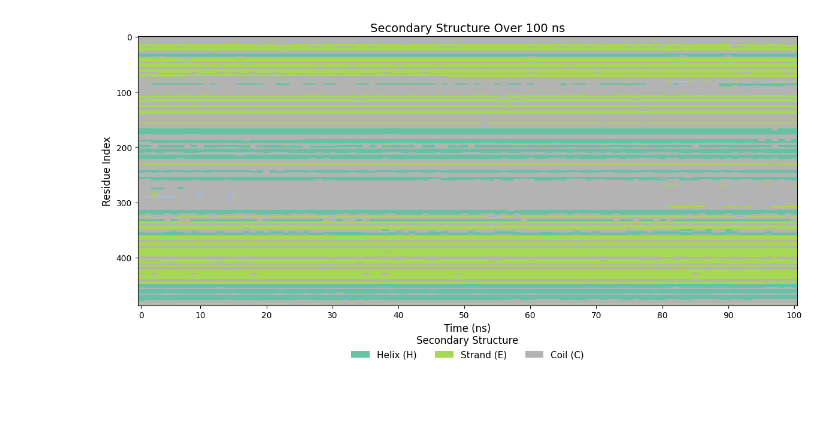
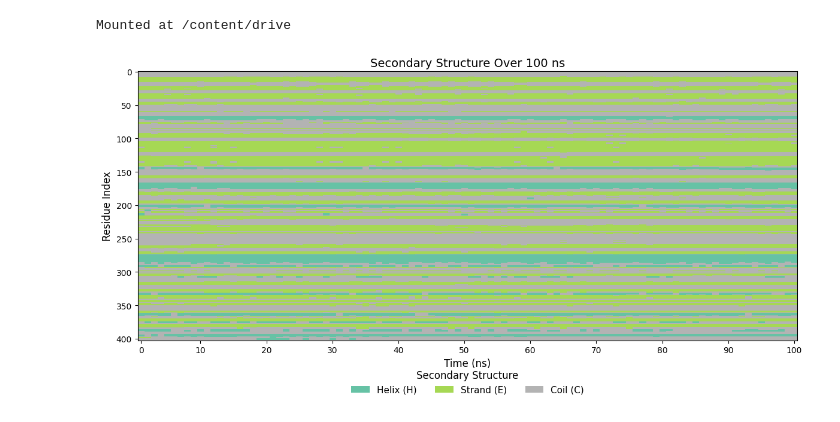
Before and after one commit to Ash100/MDS, a Jupyter notebook: SSA.ipynb, the cells around one changed output. Cells and saved outputs as stored; diff of their text form; code cells hidden in the pictures.

```diff
--- a/SSA.ipynb
+++ b/SSA.ipynb
@@ -4,6 +4,11 @@
 # Install MDTraj and DSSP tool (mkdssp)
 !pip install mdtraj
 !apt install -y dssp  # installs mkdssp tool
+# %%
+from google.colab import drive
+drive.mount('/content/drive')
+# %% [output]
+Mounted at /content/drive
 # %%
 import mdtraj as md
 import matplotlib.pyplot as plt
@@ -42,7 +47,7 @@ import numpy as np
 import matplotlib.patches as mpatches
 
 # Load trajectory (every 10th frame: 100 frames = 100 ns)
-traj = md.load("/content/105_lig_prod1-20_wd_water.dcd", top="/content/105_lig_equil_1.pdb", stride=10)
+traj = md.load("/content/drive/MyDrive/Dr_Zeeshan/3up/prot_lig_prod1-20_whole.dcd", top="/content/drive/MyDrive/Dr_Zeeshan/3up/prot_lig_equil.pdb", stride=10)
 
 # Keep protein only
 protein_traj = traj.atom_slice(traj.topology.select("protein"))
@@ -60,31 +65,31 @@ time = np.linspace(0, 100, ss.shape[0])
 # Create plot
 fig, ax = plt.subplots(figsize=(12, 6))
 im = ax.imshow(ss_numeric.T, aspect='auto', cmap='Set2', interpolation='nearest')
 
 # Labels and title
 ax.set_xlabel('Time (ns)', fontsize=12)
 ax.set_ylabel('Residue Index', fontsize=12)
 ax.set_title('Secondary Structure Over 100 ns', fontsize=14)
 
 # X-axis ticks at 10 ns intervals
 tick_times = np.arange(0, 101, 10)  # 0 to 100 with step of 10
 tick_locs = np.linspace(0, len(time) - 1, len(tick_times), dtype=int)
 ax.set_xticks(tick_locs)
 ax.set_xticklabels(tick_times)
 
 # Clean legend
 colors = plt.cm.Set2([0, 0.5, 1.0])
 legend_elements = [
     mpatches.Patch(facecolor=colors[0], label='Helix (H)'),
     mpatches.Patch(facecolor=colors[1], label='Strand (E)'),
     mpatches.Patch(facecolor=colors[2], label='Coil (C)')
 ]
 ax.legend(handles=legend_elements, loc='upper center', bbox_to_anchor=(0.5, -0.08),
           ncol=3, frameon=False, fontsize=11, title="Secondary Structure", title_fontsize=12)
 
 # Save high-res figure
 plt.tight_layout()
 plt.savefig("d105_ss.png", dpi=600, bbox_inches='tight')
 plt.show()
 # %% [output]
-[figure, old version]
+[figure, new version]
```
